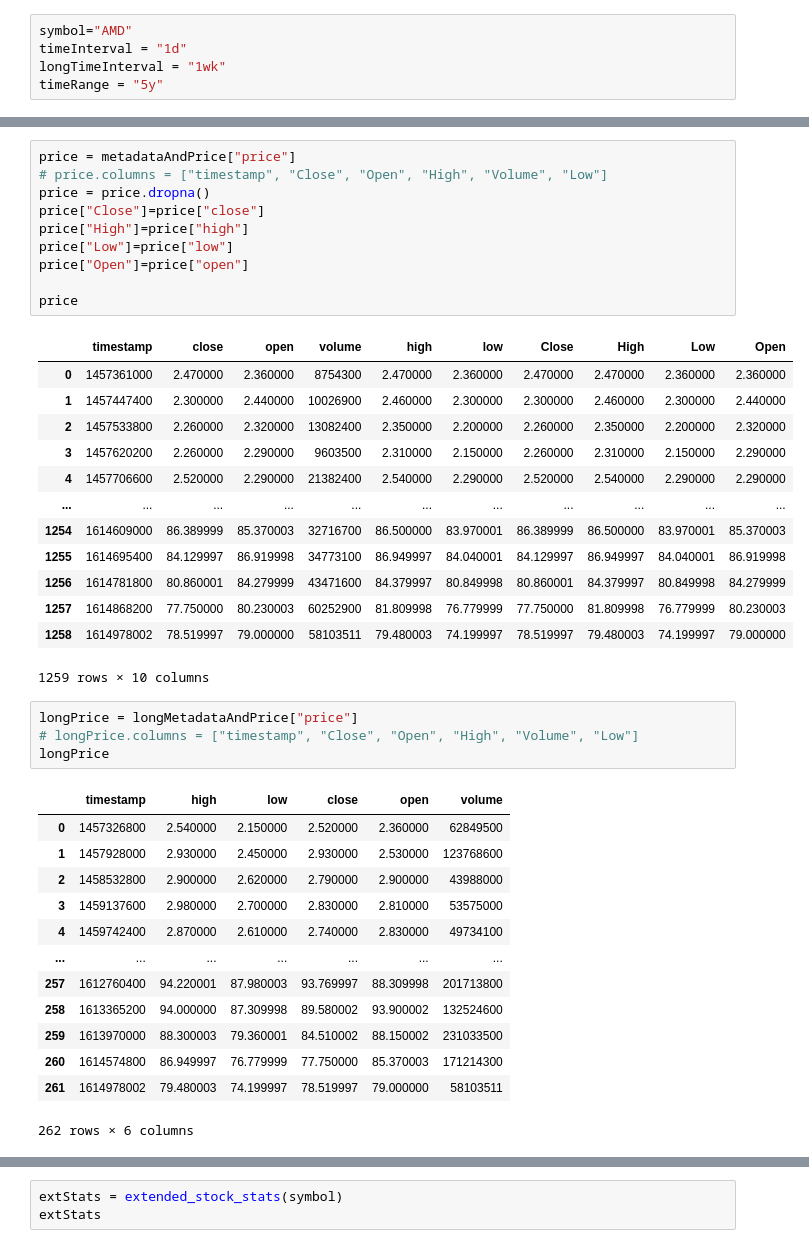
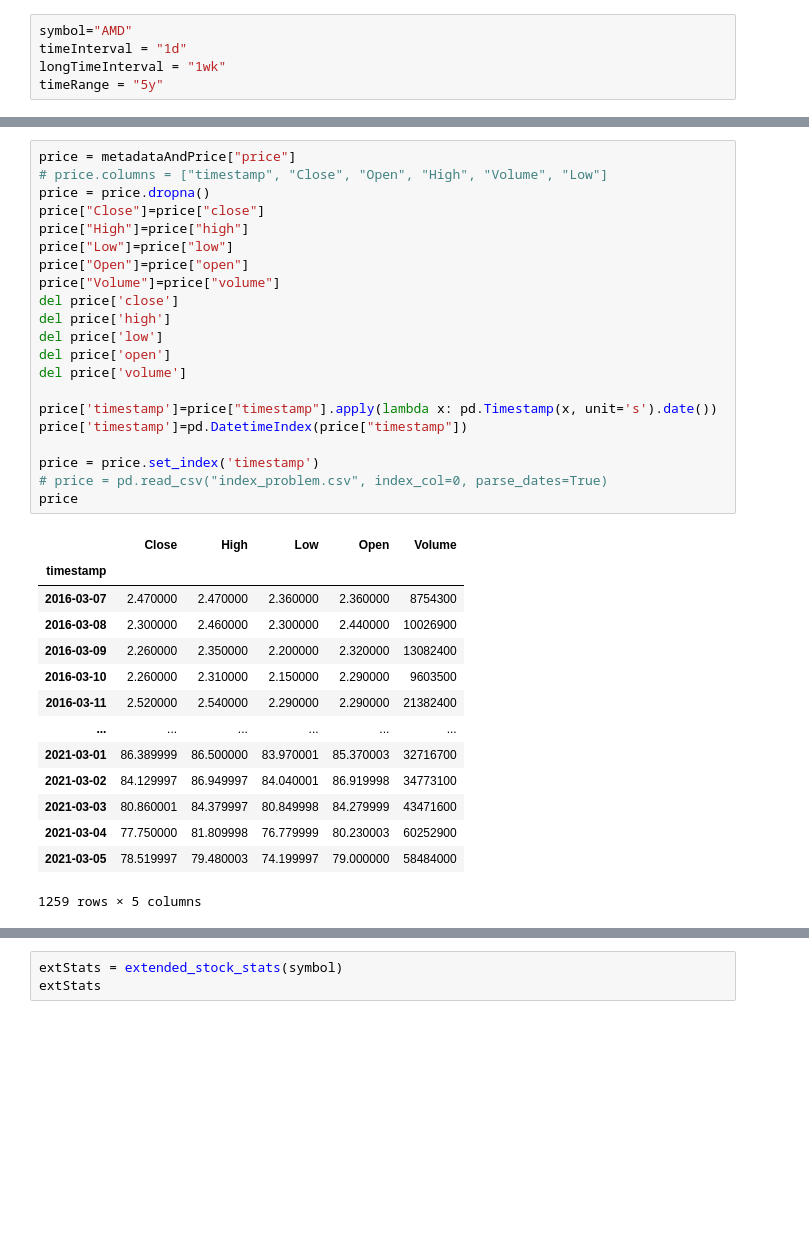
Before and after one commit to ericsturman/jupyter-finance-with-scraping, a Jupyter notebook: moving-averages-and-stocastics.ipynb, the cells around one changed output, grey strips where cells are left out. Saved outputs shown, nothing was run; the diff lists cells and outputs as text; blank space fills up the shorter version.

```diff
--- a/moving-averages-and-stocastics.ipynb
+++ b/moving-averages-and-stocastics.ipynb
@@ -56,42 +64,36 @@ https://query1.finance.yahoo.com/v8/finance/chart/AMD?symbol=AMD&region=US&lang=
 # %%
 price = metadataAndPrice["price"]
 # price.columns = ["timestamp", "Close", "Open", "High", "Volume", "Low"]
 price = price.dropna()
 price["Close"]=price["close"]
 price["High"]=price["high"]
 price["Low"]=price["low"]
 price["Open"]=price["open"]
+price["Volume"]=price["volume"]
+del price['close']
+del price['high']
+del price['low']
+del price['open']
+del price['volume']
 
+price['timestamp']=price["timestamp"].apply(lambda x: pd.Timestamp(x, unit='s').date())
+price['timestamp']=pd.DatetimeIndex(price["timestamp"])
+
+price = price.set_index('timestamp')
+# price = pd.read_csv("index_problem.csv", index_col=0, parse_dates=True)
 price
 # %% [output]
-|  | timestamp | close | open | volume | high | low | Close | High | Low | Open |
-| 0 | 1457361000 | 2.470000 | 2.360000 | 8754300 | 2.470000 | 2.360000 | 2.470000 | 2.470000 | 2.360000 | 2.360000 |
-| 1 | 1457447400 | 2.300000 | 2.440000 | 10026900 | 2.460000 | 2.300000 | 2.300000 | 2.460000 | 2.300000 | 2.440000 |
-| 2 | 1457533800 | 2.260000 | 2.320000 | 13082400 | 2.350000 | 2.200000 | 2.260000 | 2.350000 | 2.200000 | 2.320000 |
-| 3 | 1457620200 | 2.260000 | 2.290000 | 9603500 | 2.310000 | 2.150000 | 2.260000 | 2.310000 | 2.150000 | 2.290000 |
-| 4 | 1457706600 | 2.520000 | 2.290000 | 21382400 | 2.540000 | 2.290000 | 2.520000 | 2.540000 | 2.290000 | 2.290000 |
-| ... | ... | ... | ... | ... | ... | ... | ... | ... | ... | ... |
-| 1254 | 1614609000 | 86.389999 | 85.370003 | 32716700 | 86.500000 | 83.970001 | 86.389999 | 86.500000 | 83.970001 | 85.370003 |
-| 1255 | 1614695400 | 84.129997 | 86.919998 | 34773100 | 86.949997 | 84.040001 | 84.129997 | 86.949997 | 84.040001 | 86.919998 |
-| 1256 | 1614781800 | 80.860001 | 84.279999 | 43471600 | 84.379997 | 80.849998 | 80.860001 | 84.379997 | 80.849998 | 84.279999 |
-| 1257 | 1614868200 | 77.750000 | 80.230003 | 60252900 | 81.809998 | 76.779999 | 77.750000 | 81.809998 | 76.779999 | 80.230003 |
-| 1258 | 1614978002 | 78.519997 | 79.000000 | 58103511 | 79.480003 | 74.199997 | 78.519997 | 79.480003 | 74.199997 | 79.000000 |
+|  | Close | High | Low | Open | Volume |
+| timestamp |  |  |  |  |  |
+| 2016-03-07 | 2.470000 | 2.470000 | 2.360000 | 2.360000 | 8754300 |
+| 2016-03-08 | 2.300000 | 2.460000 | 2.300000 | 2.440000 | 10026900 |
+| 2016-03-09 | 2.260000 | 2.350000 | 2.200000 | 2.320000 | 13082400 |
+| 2016-03-10 | 2.260000 | 2.310000 | 2.150000 | 2.290000 | 9603500 |
+| 2016-03-11 | 2.520000 | 2.540000 | 2.290000 | 2.290000 | 21382400 |
+| ... | ... | ... | ... | ... | ... |
+| 2021-03-01 | 86.389999 | 86.500000 | 83.970001 | 85.370003 | 32716700 |
+| 2021-03-02 | 84.129997 | 86.949997 | 84.040001 | 86.919998 | 34773100 |
+| 2021-03-03 | 80.860001 | 84.379997 | 80.849998 | 84.279999 | 43471600 |
+| 2021-03-04 | 77.750000 | 81.809998 | 76.779999 | 80.230003 | 60252900 |
+| 2021-03-05 | 78.519997 | 79.480003 | 74.199997 | 79.000000 | 58484000 |
-1259 rows × 10 columns
+1259 rows × 5 columns
-# %%
-longPrice = longMetadataAndPrice["price"]
-# longPrice.columns = ["timestamp", "Close", "Open", "High", "Volume", "Low"]
-longPrice
-# %% [output]
-|  | timestamp | high | low | close | open | volume |
-| 0 | 1457326800 | 2.540000 | 2.150000 | 2.520000 | 2.360000 | 62849500 |
-| 1 | 1457928000 | 2.930000 | 2.450000 | 2.930000 | 2.530000 | 123768600 |
-| 2 | 1458532800 | 2.900000 | 2.620000 | 2.790000 | 2.900000 | 43988000 |
-| 3 | 1459137600 | 2.980000 | 2.700000 | 2.830000 | 2.810000 | 53575000 |
-| 4 | 1459742400 | 2.870000 | 2.610000 | 2.740000 | 2.830000 | 49734100 |
-| ... | ... | ... | ... | ... | ... | ... |
-| 257 | 1612760400 | 94.220001 | 87.980003 | 93.769997 | 88.309998 | 201713800 |
-| 258 | 1613365200 | 94.000000 | 87.309998 | 89.580002 | 93.900002 | 132524600 |
-| 259 | 1613970000 | 88.300003 | 79.360001 | 84.510002 | 88.150002 | 231033500 |
-| 260 | 1614574800 | 86.949997 | 76.779999 | 77.750000 | 85.370003 | 171214300 |
-| 261 | 1614978002 | 79.480003 | 74.199997 | 78.519997 | 79.000000 | 58103511 |
-262 rows × 6 columns
```
Also changed, not shown: parts of 4 cells of this notebook, 1 other file.
